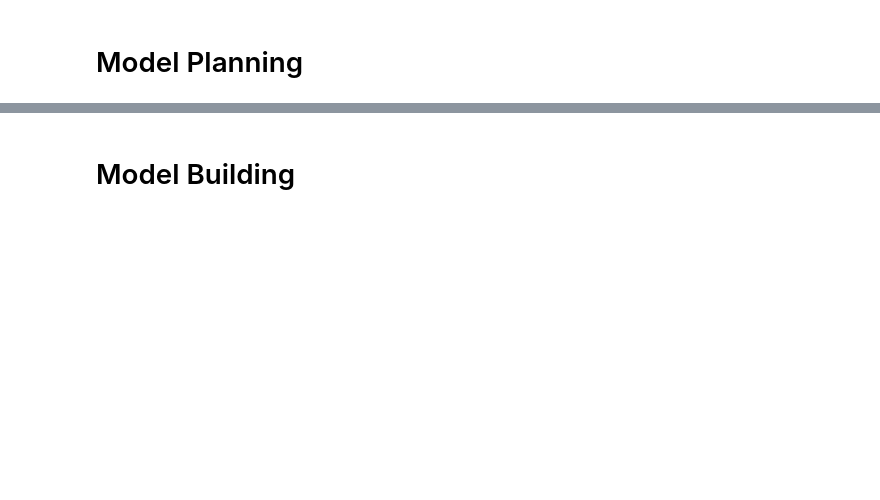
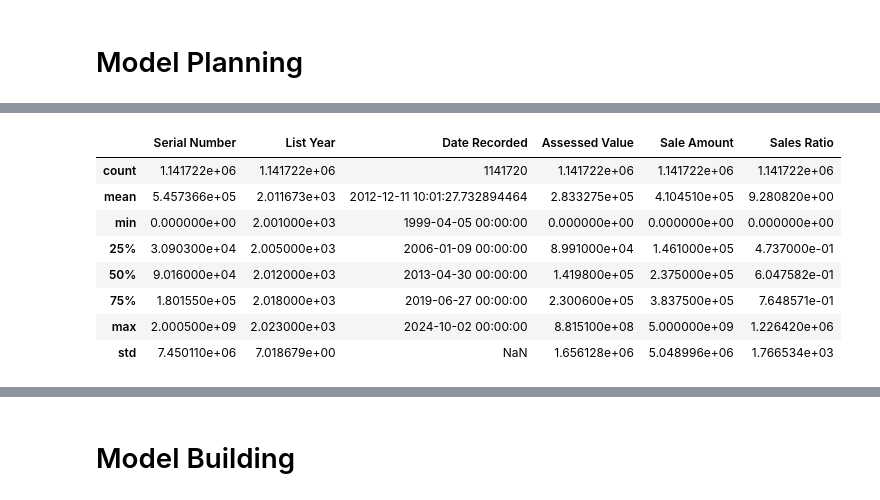
Before and after one commit to jonahmougoue/Connecticut-Real-Estate-Analysis, a Jupyter notebook: RealEstatePrediction.ipynb, the cells around one changed output, grey strips where cells are left out. Cells and saved outputs as stored; diff of their text form; code cells hidden in the pictures; blank space fills up the shorter version.

```diff
--- a/RealEstatePrediction.ipynb
+++ b/RealEstatePrediction.ipynb
@@ -148,0 +273,12 @@ Name: count, dtype: int64
+# %%
+df.describe()
+# %% [output]
+|  | Serial Number | List Year | Date Recorded | Assessed Value | Sale Amount | Sales Ratio |
+| count | 1.141722e+06 | 1.141722e+06 | 1141720 | 1.141722e+06 | 1.141722e+06 | 1.141722e+06 |
+| mean | 5.457366e+05 | 2.011673e+03 | 2012-12-11 10:01:27.732894464 | 2.833275e+05 | 4.104510e+05 | 9.280820e+00 |
+| min | 0.000000e+00 | 2.001000e+03 | 1999-04-05 00:00:00 | 0.000000e+00 | 0.000000e+00 | 0.000000e+00 |
+| 25% | 3.090300e+04 | 2.005000e+03 | 2006-01-09 00:00:00 | 8.991000e+04 | 1.461000e+05 | 4.737000e-01 |
+| 50% | 9.016000e+04 | 2.012000e+03 | 2013-04-30 00:00:00 | 1.419800e+05 | 2.375000e+05 | 6.047582e-01 |
+| 75% | 1.801550e+05 | 2.018000e+03 | 2019-06-27 00:00:00 | 2.300600e+05 | 3.837500e+05 | 7.648571e-01 |
+| max | 2.000500e+09 | 2.023000e+03 | 2024-10-02 00:00:00 | 8.815100e+08 | 5.000000e+09 | 1.226420e+06 |
+| std | 7.450110e+06 | 7.018679e+00 | NaN | 1.656128e+06 | 5.048996e+06 | 1.766534e+03 |
```
Also changed, not shown: parts of 22 cells of this notebook.
